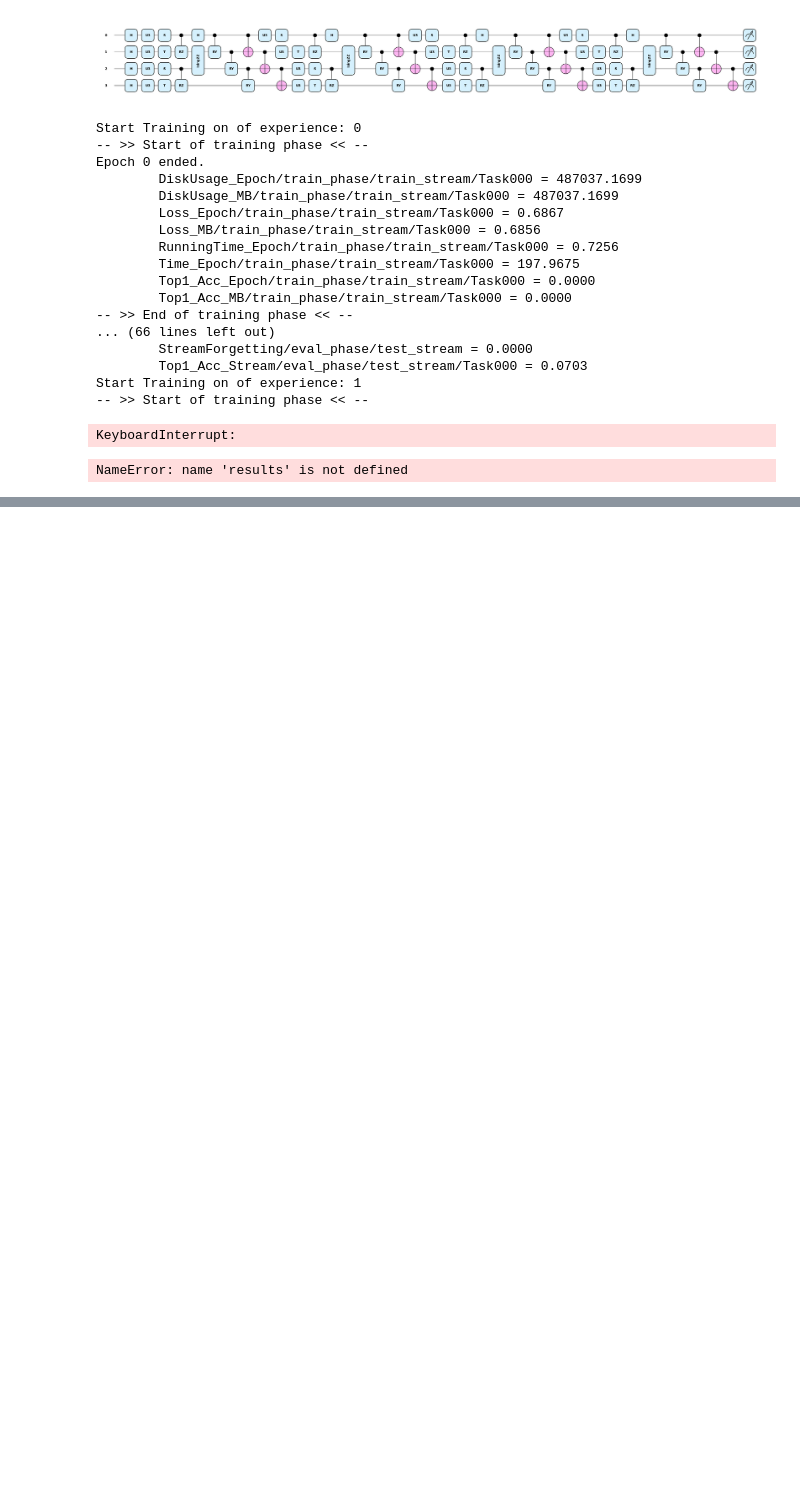
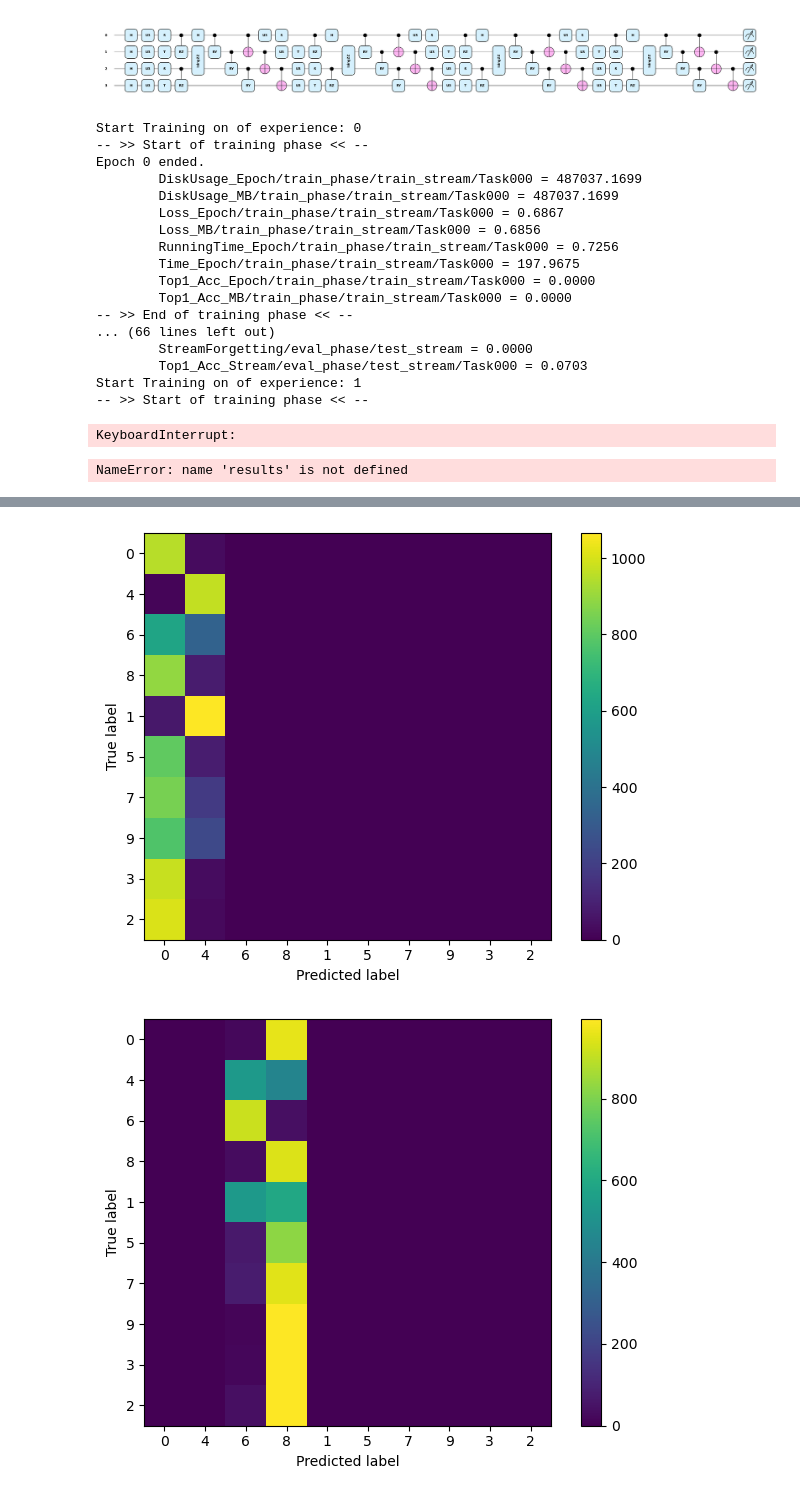
Before and after one commit to yzy1997/quantum_cl, a Jupyter notebook: quantum_lwf_addqlayer.ipynb, the cells around one changed output, grey strips where cells are left out. Saved outputs shown, nothing was run; the diff lists cells and outputs as text; code cells hidden in the pictures; blank space fills up the shorter version.

```diff
--- a/quantum_lwf_addqlayer.ipynb
+++ b/quantum_lwf_addqlayer.ipynb
@@ -545,5 +545,6 @@ NameError: name 'results' is not defined
 # %%
 # 从文件加载
 import pickle
-with open("results/list/CIFAR100_ICaRL_qml_net1_qbit4_qdepth4_tepoch70.pkl", "rb") as f:
+with open("/home/yangz2/code/quantum_cl/results/list/splitminist_EWC_qbit8_qdepth10.pkl", "rb") as f:
     results = pickle.load(f)
+# %% [output]
@@ -549,0 +557,2 @@ with open("results/list/CIFAR100_ICaRL_qml_net1_qbit4_qdepth4_tepoch70.pkl", "rb
+[figure, added]
+[figure, added]
```
Also changed, not shown: parts of 2 cells of this notebook, 15 other files.
